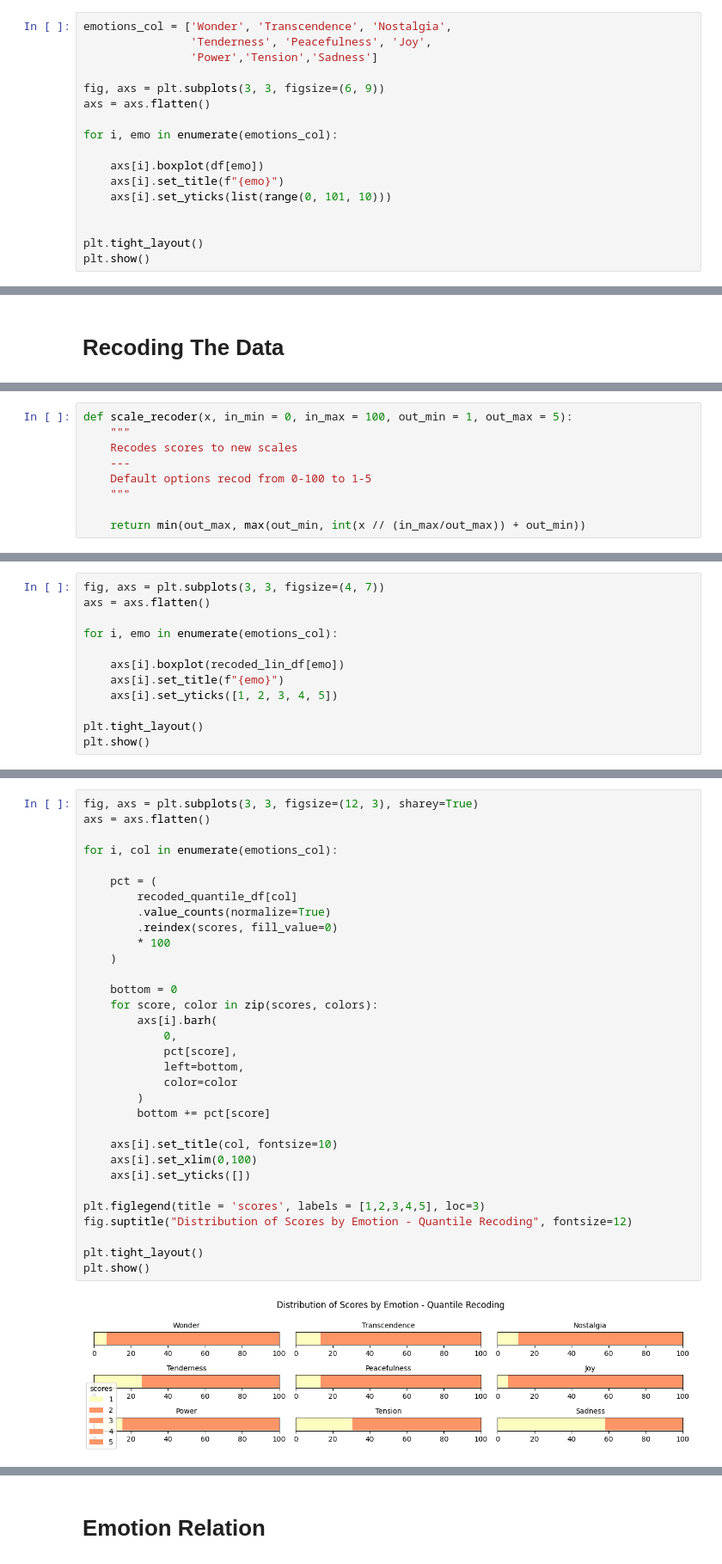
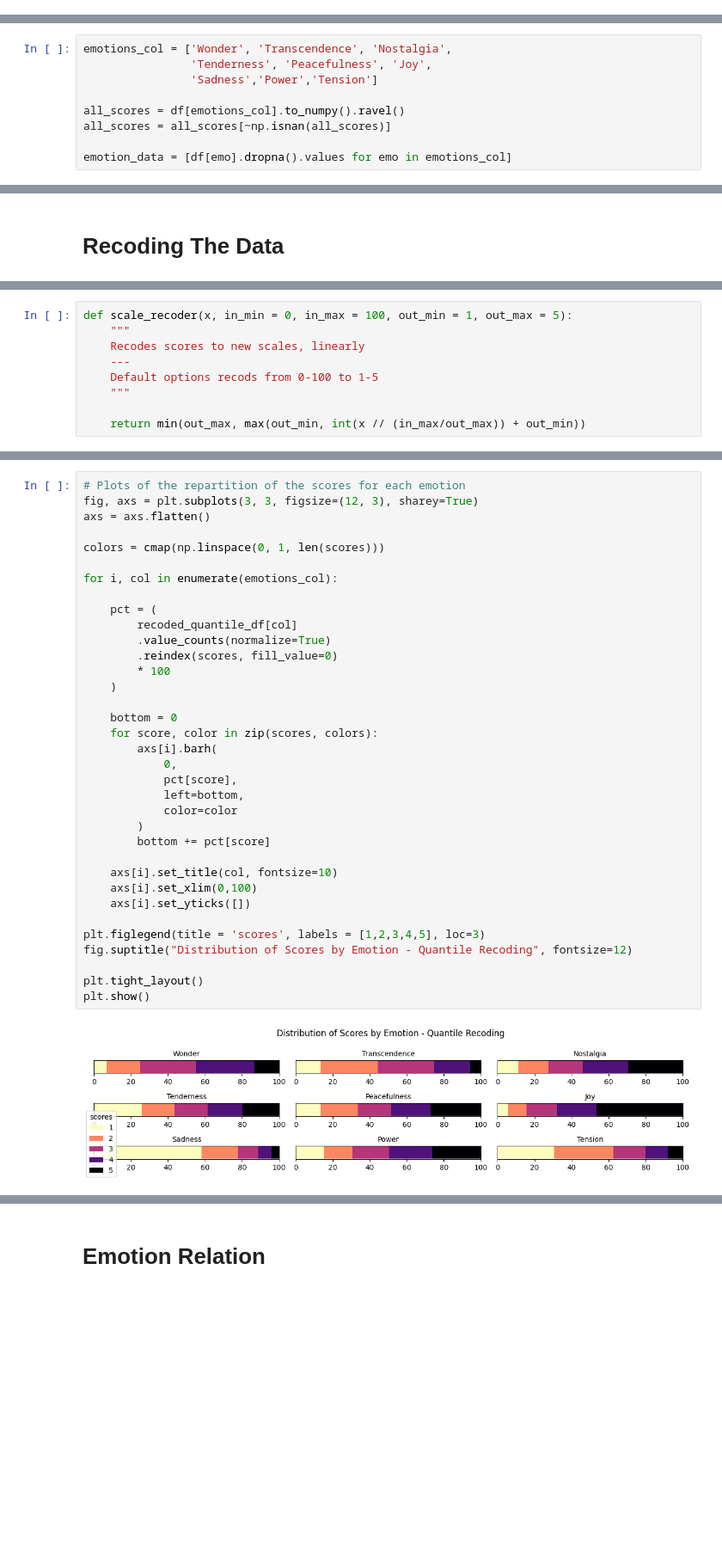
Before and after one commit to Squidez/MJF-GEMS-Annotations, a Jupyter notebook: Utils/data analysis.ipynb, the cells around one changed output, grey strips where cells are left out. Shown at 86% size. Cells and saved outputs as stored; diff of their text form; blank space fills up the shorter version.

```diff
--- a/Utils/data analysis.ipynb
+++ b/Utils/data analysis.ipynb
@@ -167,20 +160,3 @@ rock           88
 classic        64
 Name: count, dtype: int64
 [figure]
-# %%
-emotions_col = ['Wonder', 'Transcendence', 'Nostalgia',
-                'Tenderness', 'Peacefulness', 'Joy',
-                'Power','Tension','Sadness']
-
-fig, axs = plt.subplots(3, 3, figsize=(6, 9))
-axs = axs.flatten()
-
-for i, emo in enumerate(emotions_col):
-
-    axs[i].boxplot(df[emo])
-    axs[i].set_title(f"{emo}")
-    axs[i].set_yticks(list(range(0, 101, 10)))
-
-
-plt.tight_layout()
-plt.show()
@@ -202 +163,10 @@ plt.show()
+# %%
+emotions_col = ['Wonder', 'Transcendence', 'Nostalgia',
+                'Tenderness', 'Peacefulness', 'Joy',
+                'Sadness','Power','Tension']
+
+all_scores = df[emotions_col].to_numpy().ravel()
+all_scores = all_scores[~np.isnan(all_scores)]
+
+emotion_data = [df[emo].dropna().values for emo in emotions_col]
 # %%
@@ -242,9 +239,9 @@ plt.show()
 # %%
 def scale_recoder(x, in_min = 0, in_max = 100, out_min = 1, out_max = 5):
     """
-    Recodes scores to new scales
+    Recodes scores to new scales, linearly
     ---
-    Default options recod from 0-100 to 1-5
+    Default options recods from 0-100 to 1-5
     """
 
     return min(out_max, max(out_min, int(x // (in_max/out_max)) + out_min))
@@ -339,12 +337,0 @@ plt.show()
-# %%
-fig, axs = plt.subplots(3, 3, figsize=(4, 7))
-axs = axs.flatten()
-
-for i, emo in enumerate(emotions_col):
-
-    axs[i].boxplot(recoded_lin_df[emo])
-    axs[i].set_title(f"{emo}")
-    axs[i].set_yticks([1, 2, 3, 4, 5])
-
-plt.tight_layout()
-plt.show()
@@ -366,37 +356,40 @@ recoded_quantile_df.head()
 | 3 | Milton Nascimento | Cais | 3 | 2 | 3 | 3 | 4 | 1 | 1 | ... |
 | 4 | Kylie Minogue | Please Stay (7th District Radio Mix) | 3 | 2 | 2 | 1 | 2 | 5 | 5 | ... |
 # %%
+# Plots of the repartition of the scores for each emotion
 fig, axs = plt.subplots(3, 3, figsize=(12, 3), sharey=True)
 axs = axs.flatten()
+
+colors = cmap(np.linspace(0, 1, len(scores)))
 
 for i, col in enumerate(emotions_col):
 
     pct = (
         recoded_quantile_df[col]
         .value_counts(normalize=True)
         .reindex(scores, fill_value=0)
         * 100
     )
 
     bottom = 0
     for score, color in zip(scores, colors):
         axs[i].barh(
             0,
             pct[score],
             left=bottom,
             color=color
         )
         bottom += pct[score]
 
     axs[i].set_title(col, fontsize=10)
     axs[i].set_xlim(0,100)
     axs[i].set_yticks([])
 
 plt.figlegend(title = 'scores', labels = [1,2,3,4,5], loc=3)
 fig.suptitle("Distribution of Scores by Emotion - Quantile Recoding", fontsize=12)
 
 plt.tight_layout()
 plt.show()
 # %% [output]
-[figure, old version]
+[figure, new version]
 # %%
```
Also changed, not shown: parts of 37 cells of this notebook, 15 other files.
